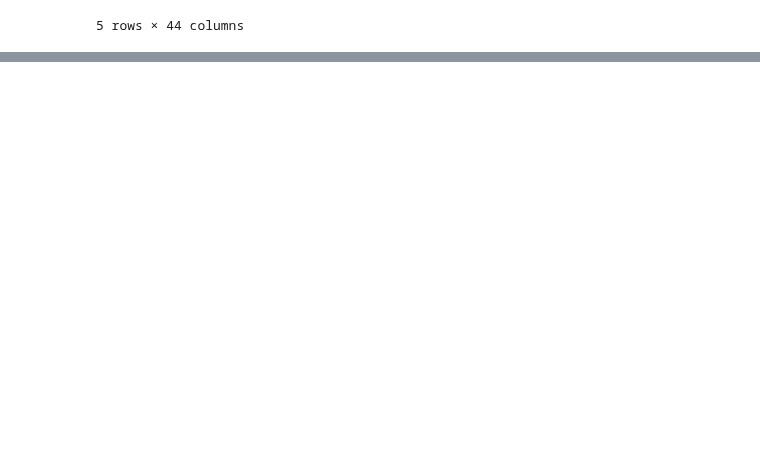
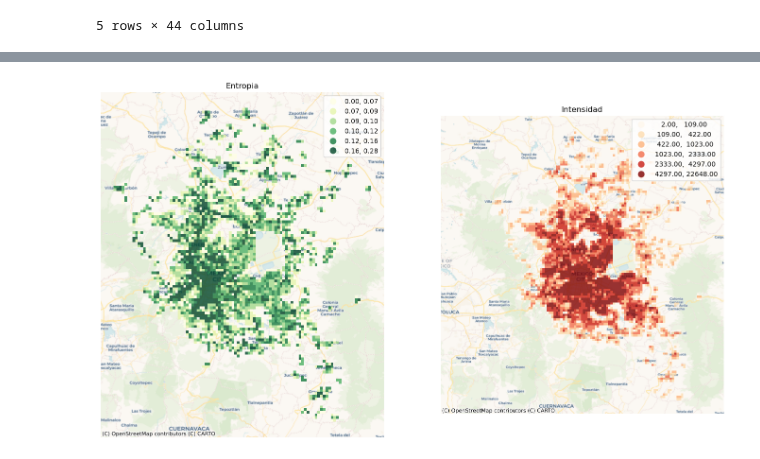
Before and after one commit to CentroGeo/pyLandUseMX, a Jupyter notebook: nbs/tutoriales/zona_metro.ipynb, the cells around one changed output, grey strips where cells are left out. Cells and saved outputs as stored; diff of their text form; code cells hidden in the pictures; blank space fills up the shorter version.

```diff
--- a/nbs/tutoriales/zona_metro.ipynb
+++ b/nbs/tutoriales/zona_metro.ipynb
@@ -126,0 +192,15 @@ NameError: name 'usos' is not defined
+# %%
+fig, (ax0, ax1) = plt.subplots(1,2, figsize=(17,34))
+mapea_entropia = us.soporte.datos.loc[us.soporte.datos.entropia > 0]
+ax0 = mapea_entropia.plot('entropia', ax=ax0, cmap='YlGn', scheme='quantiles', k=6, legend=True, alpha=0.8)
+ax0.set_title("Entropia")
+ax0.set_axis_off()
+cx.add_basemap(ax0, crs=malla.crs, source=cx.providers.CartoDB.Voyager)
+
+mapea_intensidad = us.soporte.datos.loc[us.soporte.datos.intensidad > 0]
+ax1 = mapea_intensidad.plot('intensidad', ax=ax1, cmap='OrRd', scheme='quantiles', k=6, legend=True, alpha=0.8)
+ax1.set_title("Intensidad")
+ax1.set_axis_off()
+cx.add_basemap(ax1, crs=malla.crs, source=cx.providers.CartoDB.Voyager)
+# %% [output]
+[figure, added]
```
Also changed, not shown: parts of 9 cells of this notebook.
